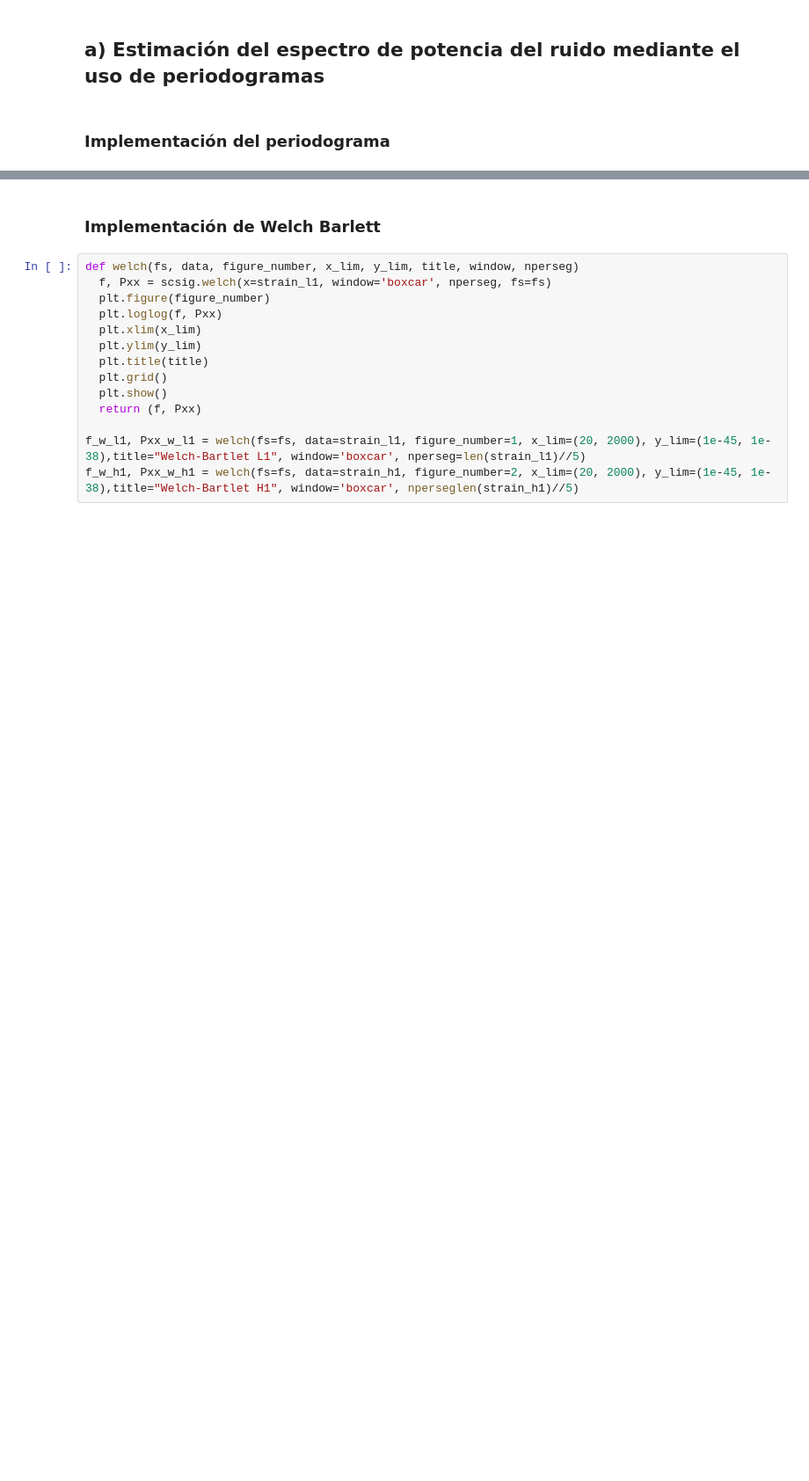
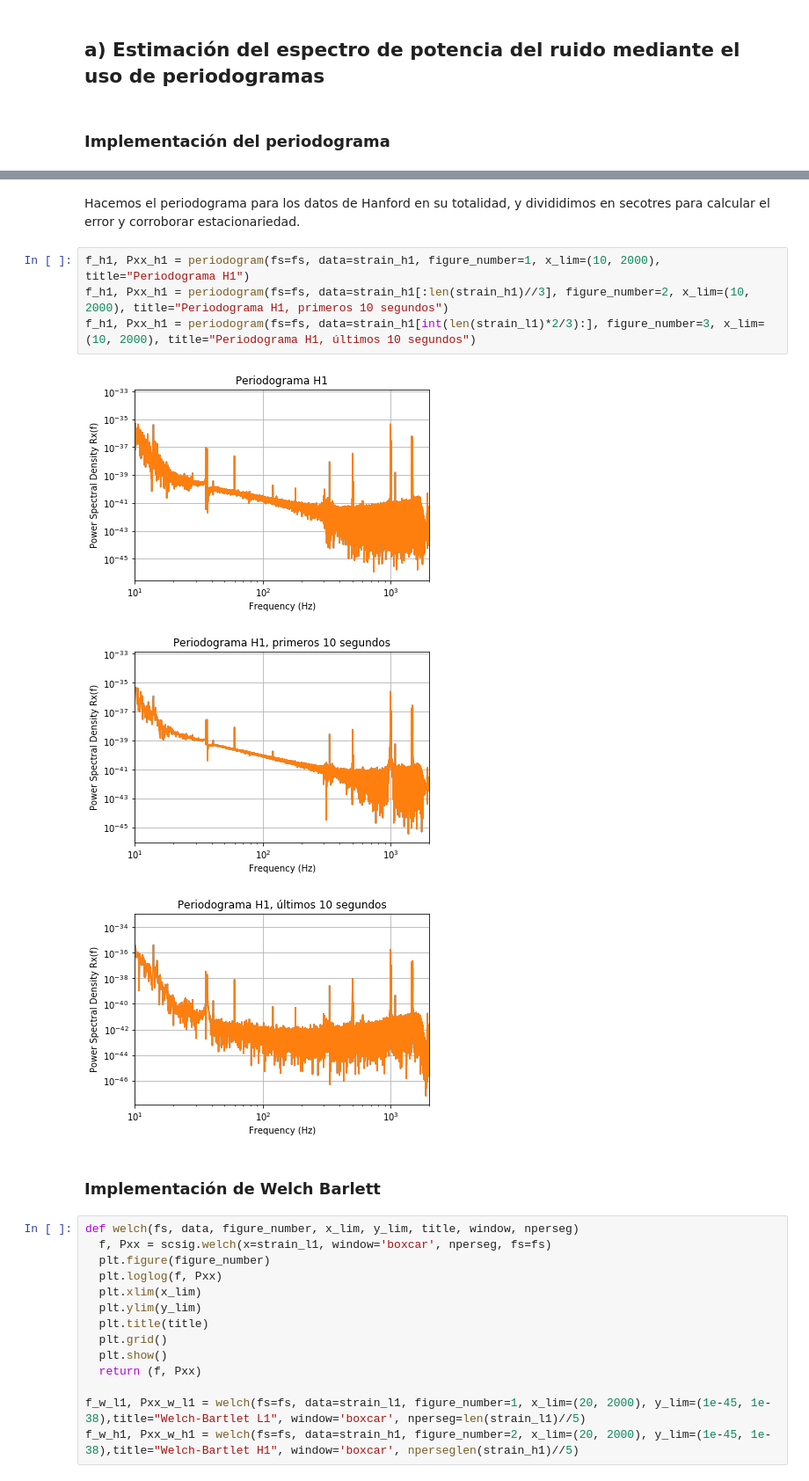
Before and after one commit to LuFernandez/PASA, a Jupyter notebook: TP1. Laboratorio de estimación no-paramétrica/Informe/Ejercicio1.ipynb, the cells around one changed output, grey strips where cells are left out. Shown at 88% size. Cells and saved outputs as stored; diff of their text form; blank space fills up the shorter version.

```diff
--- a/TP1. Laboratorio de estimación no-paramétrica/Informe/Ejercicio1.ipynb
+++ b/TP1. Laboratorio de estimación no-paramétrica/Informe/Ejercicio1.ipynb
@@ -89,3 +92,13 @@ f_h1, Pxx_h1 = periodogram(fs=fs, data=strain_h1, figure_number=2, x_lim=(10, 20
+# %% [markdown]
+Hacemos el periodograma para los datos de Hanford en su totalidad, y divididimos en secotres para calcular el error y corroborar estacionariedad.
+# %%
+f_h1, Pxx_h1 = periodogram(fs=fs, data=strain_h1, figure_number=1, x_lim=(10, 2000), title="Periodograma H1")
+f_h1, Pxx_h1 = periodogram(fs=fs, data=strain_h1[:len(strain_h1)//3], figure_number=2, x_lim=(10, 2000), title="Periodograma H1, primeros 10 segundos")
+f_h1, Pxx_h1 = periodogram(fs=fs, data=strain_h1[int(len(strain_l1)*2/3):], figure_number=3, x_lim=(10, 2000), title="Periodograma H1, últimos 10 segundos")
+# %% [output]
+[figure, added]
+[figure, added]
+[figure, added]
 # %% [markdown]
 ### Implementación de Welch Barlett
 # %%
```
Also changed, not shown: parts of 3 cells of this notebook.
